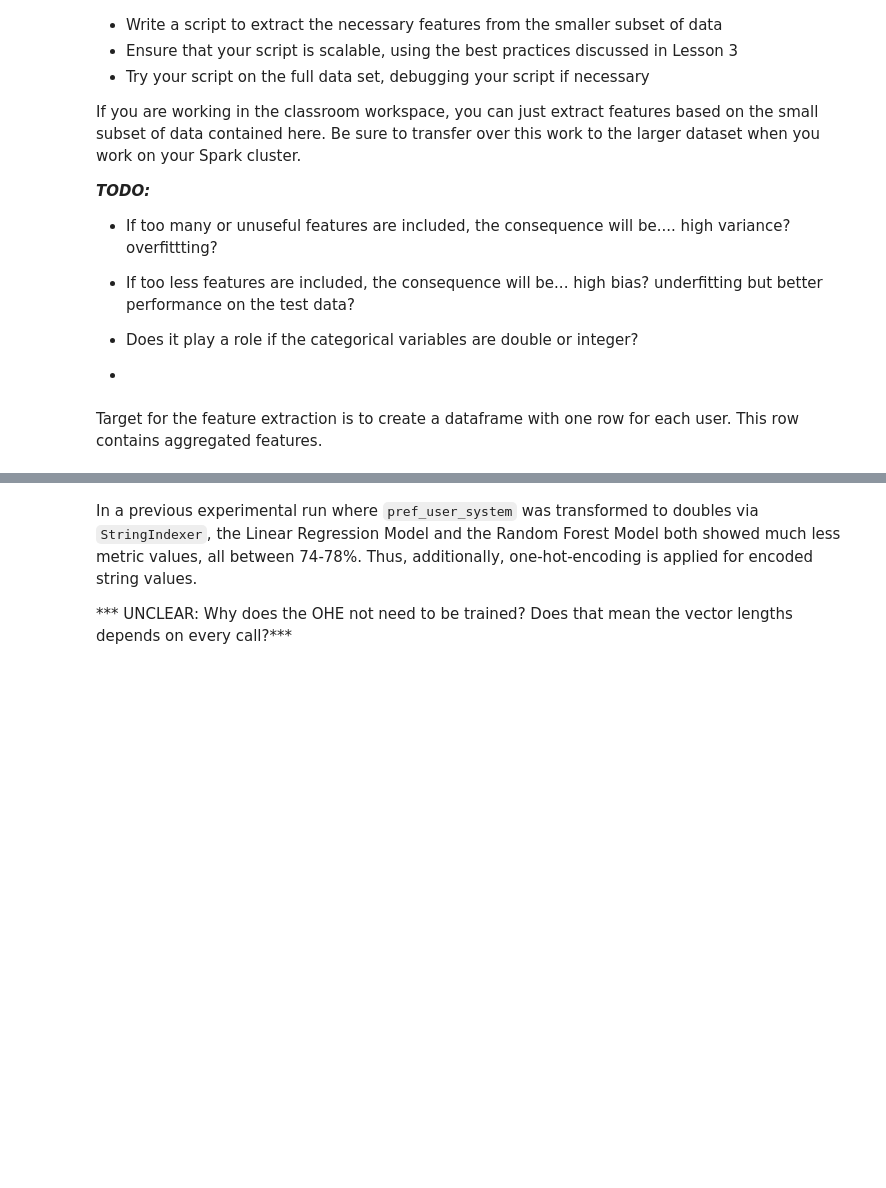
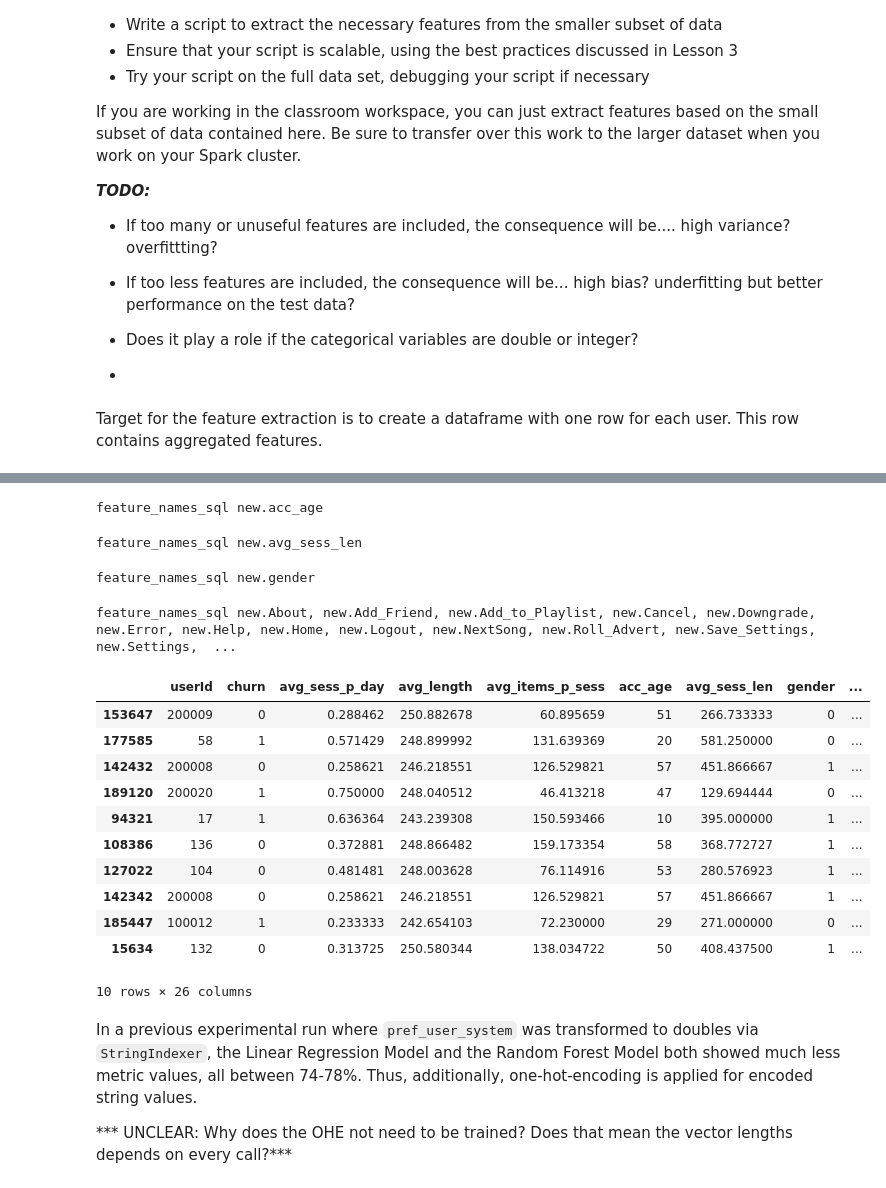
Before and after one commit to philippmarcus/dsnd-sparkify, a Jupyter notebook: Sparkify.ipynb, the cells around one changed output, grey strips where cells are left out. Drawn from its saved outputs; the diff is of its cells as text; code cells hidden in the pictures; blank space fills up the shorter version.

Commit message:
Added page click count in feature extraction

```diff
--- a/Sparkify.ipynb
+++ b/Sparkify.ipynb
@@ -840,7 +797,9 @@ acc_age = """
           FROM df_table
           GROUP BY userId
           """
-features_df = add_feature(acc_age, 'acc_age')
+features_df = add_features(acc_age, ['acc_age'])
+# %% [output]
+feature_names_sql new.acc_age
 # %%
 # Average session length in minutes
 
@@ -859,4 +818,6 @@ avg_sess_len = """
               FROM tmp_sess_lens
               GROUP BY userId
               """
-features_df = add_feature(avg_sess_len, 'avg_sess_len')
+features_df = add_features(avg_sess_len, ['avg_sess_len'])
+# %% [output]
+feature_names_sql new.avg_sess_len
@@ -877,3 +824,69 @@ gender_ohe = OneHotEncoder(inputCol="gender_ind",
+# %%
+# Gender of the user - convert to dummy variable
+
+usr_gender = """SELECT userId,
+                       CASE WHEN gender = 'F' THEN 1 ELSE 0 END as gender
+                FROM df_table
+             """
+features_df = add_features(usr_gender, ['gender'])
+# %% [output]
+feature_names_sql new.gender
+# %%
+# Aggregate the count for each page in each session
+pages_per_session = spark.sql("""
+                              SELECT userId, sessionId, page, COUNT(page) as cnt, to_month(AVG(ts)) as month
+                              FROM df_table
+                              GROUP BY userId, sessionId, page
+                              """)
+pages_per_session.createOrReplaceTempView("pages_per_session")
+
+# Average page counts per user per sessions per month
+tmp = spark.sql("""
+          SELECT userId, page, month, AVG(cnt) as avg_cnt
+          FROM pages_per_session
+          GROUP BY userId, month, page
+          """)
+tmp.createOrReplaceTempView("tmp")
+
+# Average page counts per user over all months
+tmp2 = spark.sql("""
+          SELECT userId, page, AVG(avg_cnt) as avg_mhly_cnt
+          FROM tmp
+          GROUP BY userId, page
+          """)
+tmp2.createOrReplaceTempView("tmp2")
+
+# Creaet a pivot, fill empty values with 0 and drop the column 'Cancellation Confirmation', as this is our label
+pages_pivot_df = tmp2.groupBy("userId").pivot("page").sum("avg_mhly_cnt").fillna(0).drop("Cancellation Confirmation")
+
+# Remove spaces from column names
+for col in pages_pivot_df.columns:
+    pages_pivot_df = pages_pivot_df.withColumnRenamed(col, col.replace(" ", "_"))
+pages_pivot_df.createOrReplaceTempView("pages_pivot_df")
+
+# Get column names for page pivot but leave out the userId
+columns = pages_pivot_df.columns[1:]
+
+# Finally add the features
+page_pivot = "SELECT * FROM pages_pivot_df"
+features_df = add_features(page_pivot, columns)
+# %% [output]
+feature_names_sql new.About, new.Add_Friend, new.Add_to_Playlist, new.Cancel, new.Downgrade, new.Error, new.Help, new.Home, new.Logout, new.NextSong, new.Roll_Advert, new.Save_Settings, new.Settings,  ...
+# %%
+features_df.toPandas().sample(10)
+# %% [output]
+|  | userId | churn | avg_sess_p_day | avg_length | avg_items_p_sess | acc_age | avg_sess_len | gender | ... |
+| 153647 | 200009 | 0 | 0.288462 | 250.882678 | 60.895659 | 51 | 266.733333 | 0 | ... |
+| 177585 | 58 | 1 | 0.571429 | 248.899992 | 131.639369 | 20 | 581.250000 | 0 | ... |
+| 142432 | 200008 | 0 | 0.258621 | 246.218551 | 126.529821 | 57 | 451.866667 | 1 | ... |
+| 189120 | 200020 | 1 | 0.750000 | 248.040512 | 46.413218 | 47 | 129.694444 | 0 | ... |
+| 94321 | 17 | 1 | 0.636364 | 243.239308 | 150.593466 | 10 | 395.000000 | 1 | ... |
+| 108386 | 136 | 0 | 0.372881 | 248.866482 | 159.173354 | 58 | 368.772727 | 1 | ... |
+| 127022 | 104 | 0 | 0.481481 | 248.003628 | 76.114916 | 53 | 280.576923 | 1 | ... |
+| 142342 | 200008 | 0 | 0.258621 | 246.218551 | 126.529821 | 57 | 451.866667 | 1 | ... |
+| 185447 | 100012 | 1 | 0.233333 | 242.654103 | 72.230000 | 29 | 271.000000 | 0 | ... |
+| 15634 | 132 | 0 | 0.313725 | 250.580344 | 138.034722 | 50 | 408.437500 | 1 | ... |
+10 rows × 26 columns
 # %%
 # Mode of the user system
 pref_user_system = """
```
Also changed, not shown: parts of 10 cells of this notebook.
